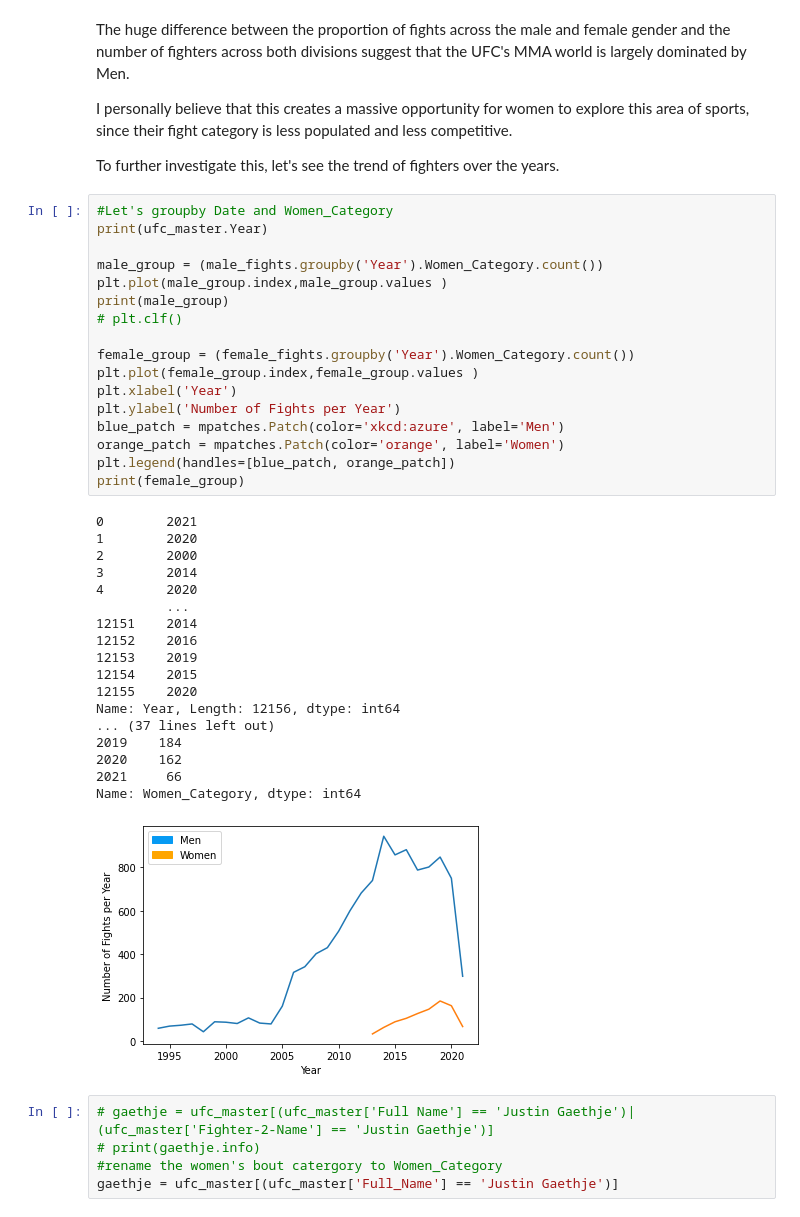
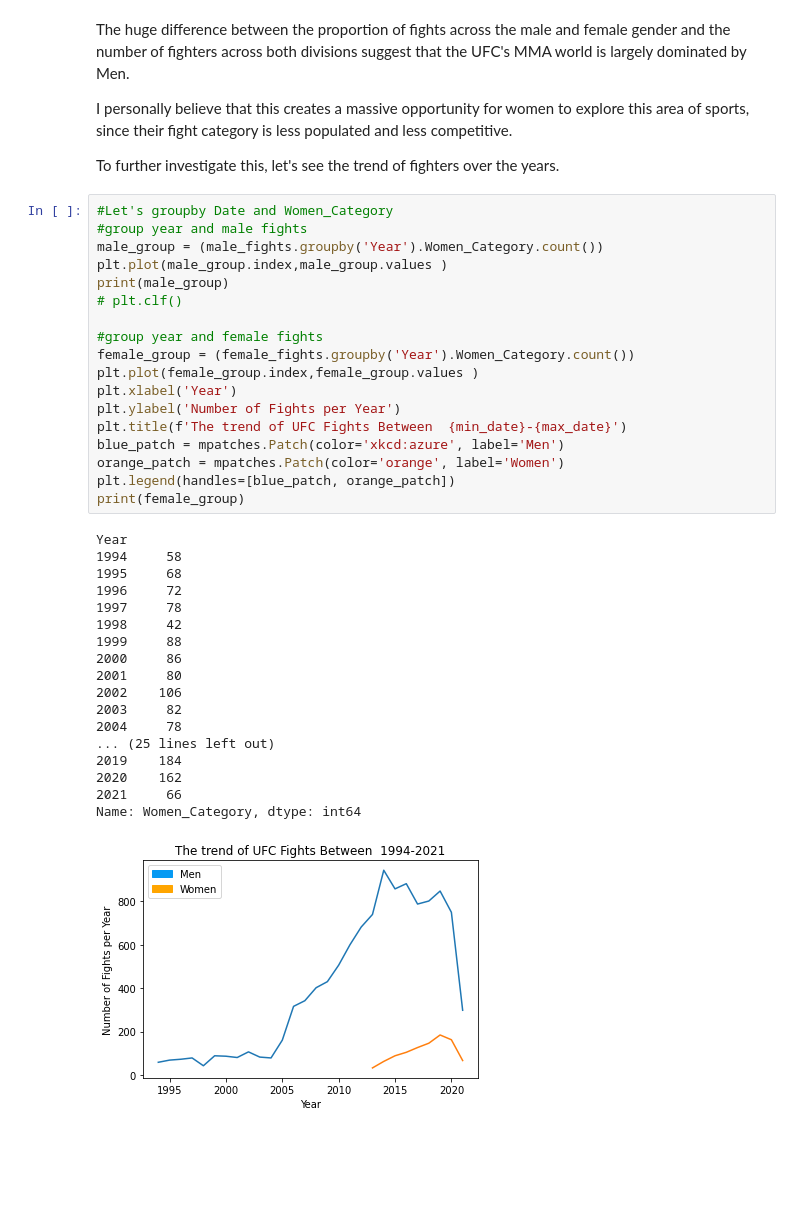
Before and after one commit to BoboyeOkeya/PortFolio---Machine-Learning-AI-foundations-, a Jupyter notebook: UFC_Data_Analysis.ipynb, the cells around one changed output. Cells and saved outputs as stored; diff of their text form; blank space fills up the shorter version.

```diff
--- a/UFC_Data_Analysis.ipynb
+++ b/UFC_Data_Analysis.ipynb
@@ -273,44 +275,40 @@ The huge difference between the proportion of fights across the male and female
 I personally believe that this creates a massive opportunity for women to explore this area of sports, since their fight category is less populated and less competitive.
 
 To further investigate this, let's see the trend of fighters over the years.
-# %%
-#Let's groupby Date and Women_Category
-print(ufc_master.Year)
-
-male_group = (male_fights.groupby('Year').Women_Category.count())
-plt.plot(male_group.index,male_group.values	)
-print(male_group)
-# plt.clf()
-
-female_group = (female_fights.groupby('Year').Women_Category.count())
-plt.plot(female_group.index,female_group.values	)
-plt.xlabel('Year')
-plt.ylabel('Number of Fights per Year')
-blue_patch = mpatches.Patch(color='xkcd:azure', label='Men')
-orange_patch = mpatches.Patch(color='orange', label='Women')
-plt.legend(handles=[blue_patch, orange_patch])
-print(female_group)
-# %% [output]
-0        2021
-1        2020
-2        2000
-3        2014
-4        2020
-         ...
-12151    2014
-12152    2016
-12153    2019
-12154    2015
-12155    2020
-Name: Year, Length: 12156, dtype: int64
-... (37 lines left out)
-2019    184
-2020    162
-2021     66
-Name: Women_Category, dtype: int64
-[figure, removed]
-# %%
-# gaethje = ufc_master[(ufc_master['Full Name'] == 'Justin Gaethje')| (ufc_master['Fighter-2-Name'] == 'Justin Gaethje')]
-# print(gaethje.info)
-#rename the women's bout catergory to Women_Category
-gaethje = ufc_master[(ufc_master['Full_Name'] == 'Justin Gaethje')]
+# %%
+#Let's groupby Date and Women_Category
+#group year and male fights
+male_group = (male_fights.groupby('Year').Women_Category.count())
+plt.plot(male_group.index,male_group.values	)
+print(male_group)
+# plt.clf()
+
+#group year and female fights
+female_group = (female_fights.groupby('Year').Women_Category.count())
+plt.plot(female_group.index,female_group.values	)
+plt.xlabel('Year')
+plt.ylabel('Number of Fights per Year')
+plt.title(f'The trend of UFC Fights Between  {min_date}-{max_date}')
+blue_patch = mpatches.Patch(color='xkcd:azure', label='Men')
+orange_patch = mpatches.Patch(color='orange', label='Women')
+plt.legend(handles=[blue_patch, orange_patch])
+print(female_group)
+# %% [output]
+Year
+1994     58
+1995     68
+1996     72
+1997     78
+1998     42
+1999     88
+2000     86
+2001     80
+2002    106
+2003     82
+2004     78
+... (25 lines left out)
+2019    184
+2020    162
+2021     66
+Name: Women_Category, dtype: int64
+[figure, added]
```
Also changed, not shown: parts of 6 cells of this notebook.
